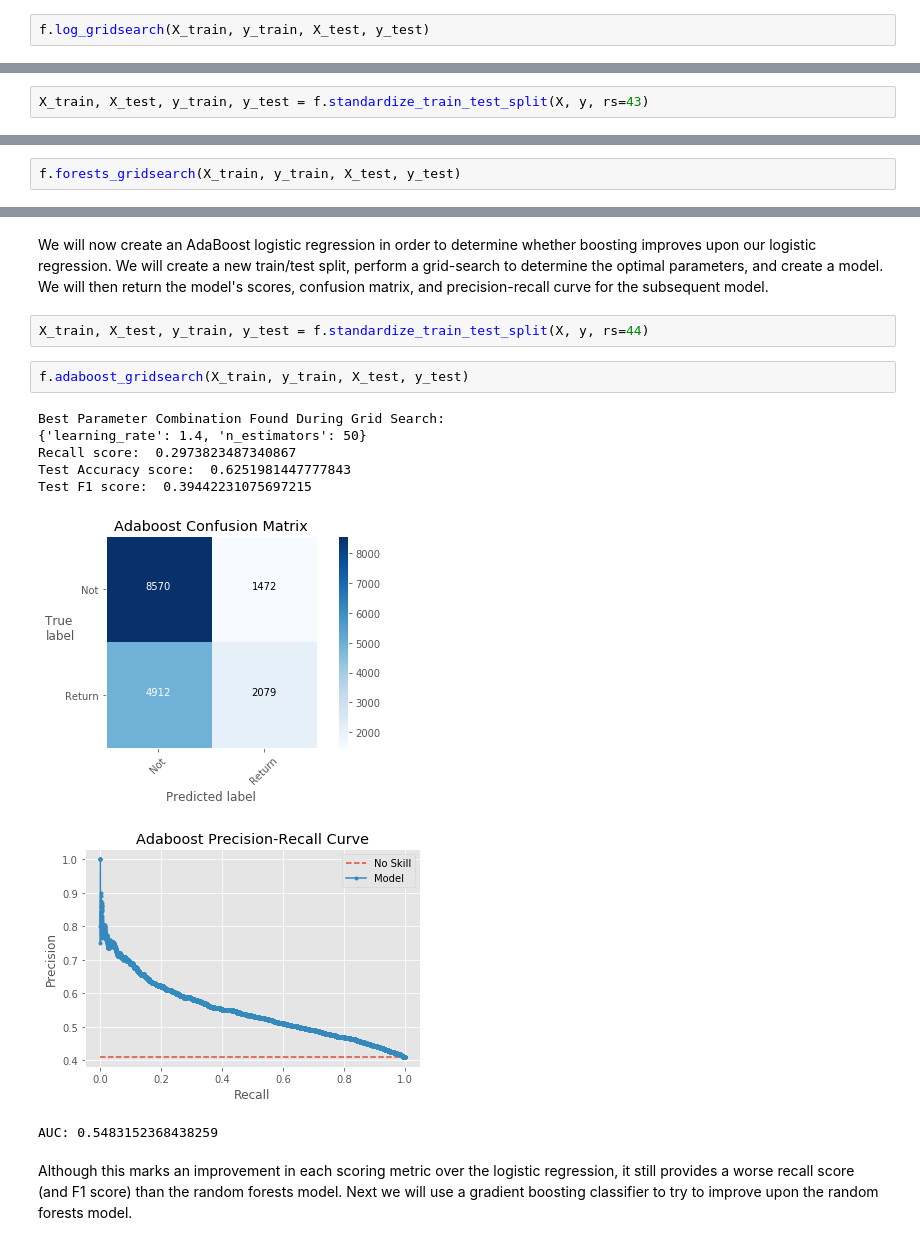
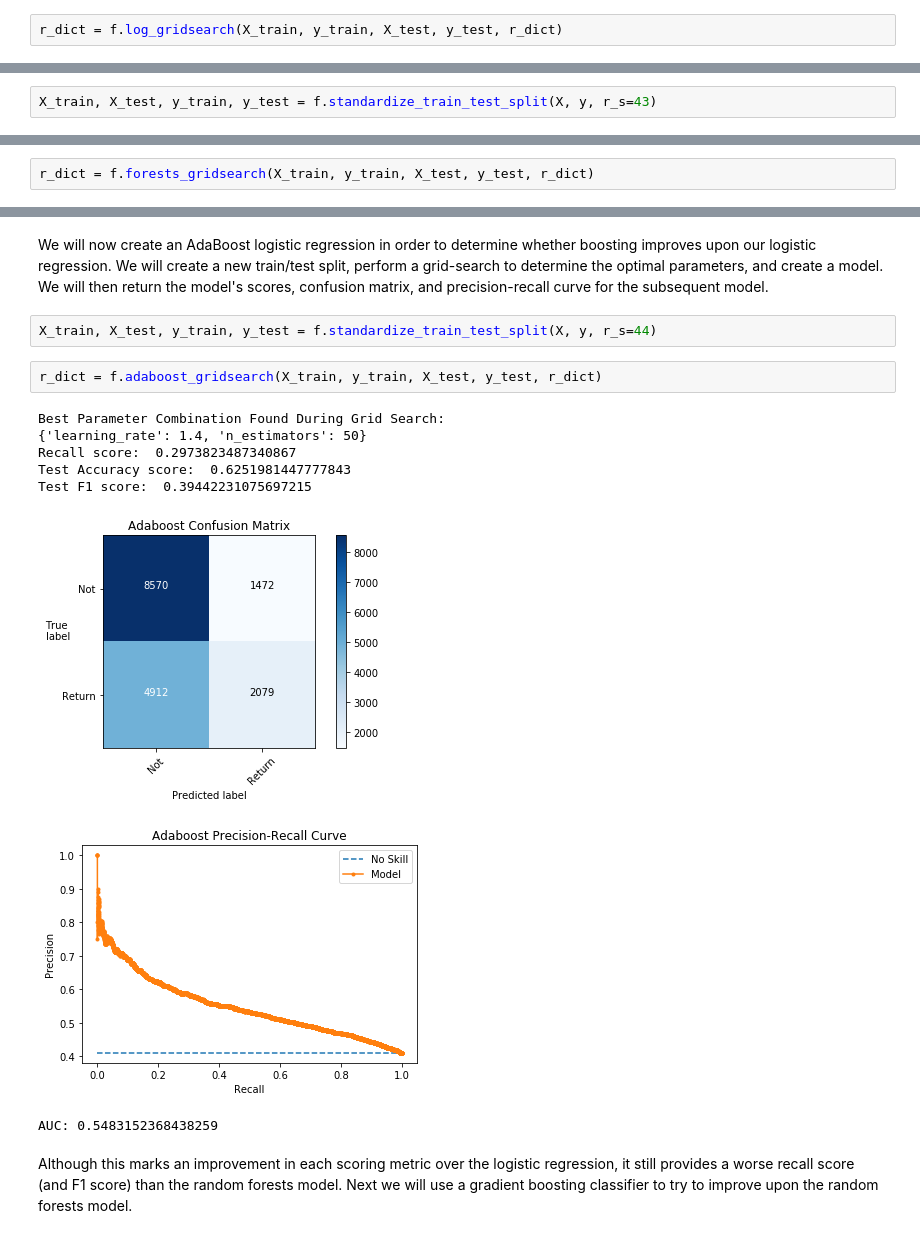
Before and after one commit to khayes847/Hospital_Readmittance_Rates_Diabetes, a Jupyter notebook: Narrative_Notebook.ipynb, the cells around one changed output, grey strips where cells are left out. Saved outputs shown, nothing was run; the diff lists cells and outputs as text.

```diff
--- a/Narrative_Notebook_kyle.ipynb
+++ b/Narrative_Notebook.ipynb
@@ -101,6 +100,6 @@ We will use this dummy regression as our baseline.
 We will now determine the performance of a logistic regression. The following function will perform a grid search to determine which parameters optimize recall. It will then create a logistic regression model using these parameters, and return the recall and F1 scores. Finally, we will graph the model's performance. Since the targets are imbalanced, we will use a precision-recall curve instead of an ROC curve. The curve will include a 'no-skill' line defined by the ratio of the 'return' class to the 'no return' class.
 # %%
-f.log_gridsearch(X_train, y_train, X_test, y_test)
+r_dict = f.log_gridsearch(X_train, y_train, X_test, y_test, r_dict)
 # %% [output]
 Best Parameter Combination Found During Grid Search:
 {'C': 5, 'fit_intercept': False, 'penalty': 'l2', 'tol': 0.0002, 'warm_start': True}
@@ -119,11 +118,11 @@ Next, we will build and test a random forests model with bootstrapping to preven
 # %% [markdown]
 In order to prevent training/test leakage, we will create new training and test datasets for each of our models.
 # %%
-X_train, X_test, y_train, y_test = f.standardize_train_test_split(X, y, rs=43)
+X_train, X_test, y_train, y_test = f.standardize_train_test_split(X, y, r_s=43)
 # %% [markdown]
 The next function will perform a grid search to determine the best parameters for the random forests models and create the model. It will then return the scores, confusion matrix, and precision-recall curve.
 # %%
-f.forests_gridsearch(X_train, y_train, X_test, y_test)
+r_dict = f.forests_gridsearch(X_train, y_train, X_test, y_test, r_dict)
 # %% [output]
 Best Parameter Combination Found During Grid Search:
 {'criterion': 'gini', 'max_depth': None, 'min_samples_leaf': 1, 'min_samples_split': 5, 'warm_start': True}
@@ -142,17 +141,17 @@ We can see that although the logistic regression model outperforms the random fo
 # %% [markdown]
 We will now create an AdaBoost logistic regression in order to determine whether boosting improves upon our logistic regression. We will create a new train/test split, perform a grid-search to determine the optimal parameters, and create a model. We will then return the model's scores, confusion matrix, and precision-recall curve for the subsequent model.
 # %%
-X_train, X_test, y_train, y_test = f.standardize_train_test_split(X, y, rs=44)
+X_train, X_test, y_train, y_test = f.standardize_train_test_split(X, y, r_s=44)
 # %%
-f.adaboost_gridsearch(X_train, y_train, X_test, y_test)
+r_dict = f.adaboost_gridsearch(X_train, y_train, X_test, y_test, r_dict)
 # %% [output]
 Best Parameter Combination Found During Grid Search:
 {'learning_rate': 1.4, 'n_estimators': 50}
 Recall score:  0.2973823487340867
 Test Accuracy score:  0.6251981447777843
 Test F1 score:  0.39442231075697215
-[figure, old version]
+[figure, new version]
-[figure, old version]
+[figure, new version]
 AUC: 0.5483152368438259
 # %% [markdown]
 Although this marks an improvement in each scoring metric over the logistic regression, it still provides a worse recall score (and F1 score) than the random forests model. Next we will use a gradient boosting classifier to try to improve upon the random forests model.
```
Also changed, not shown: parts of 11 cells of this notebook, 13 other files.
